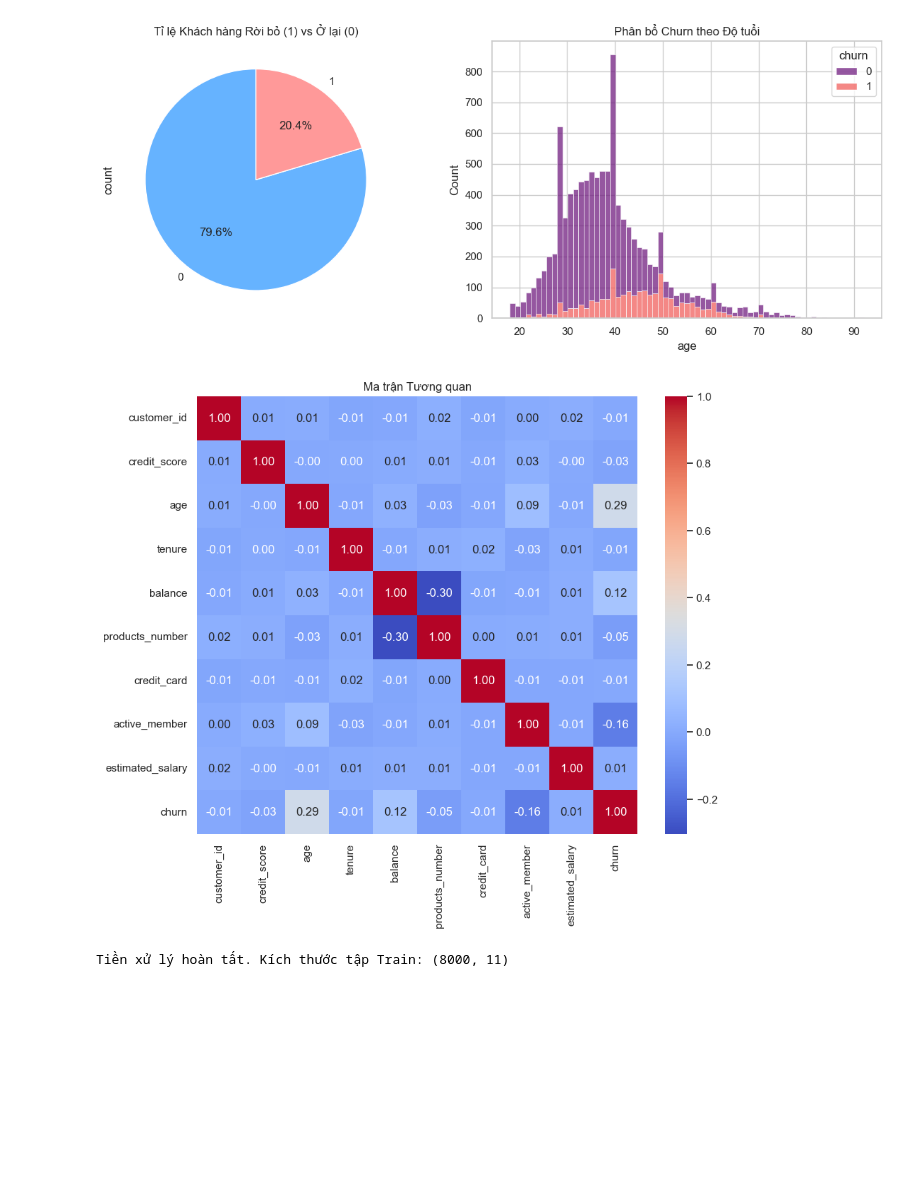
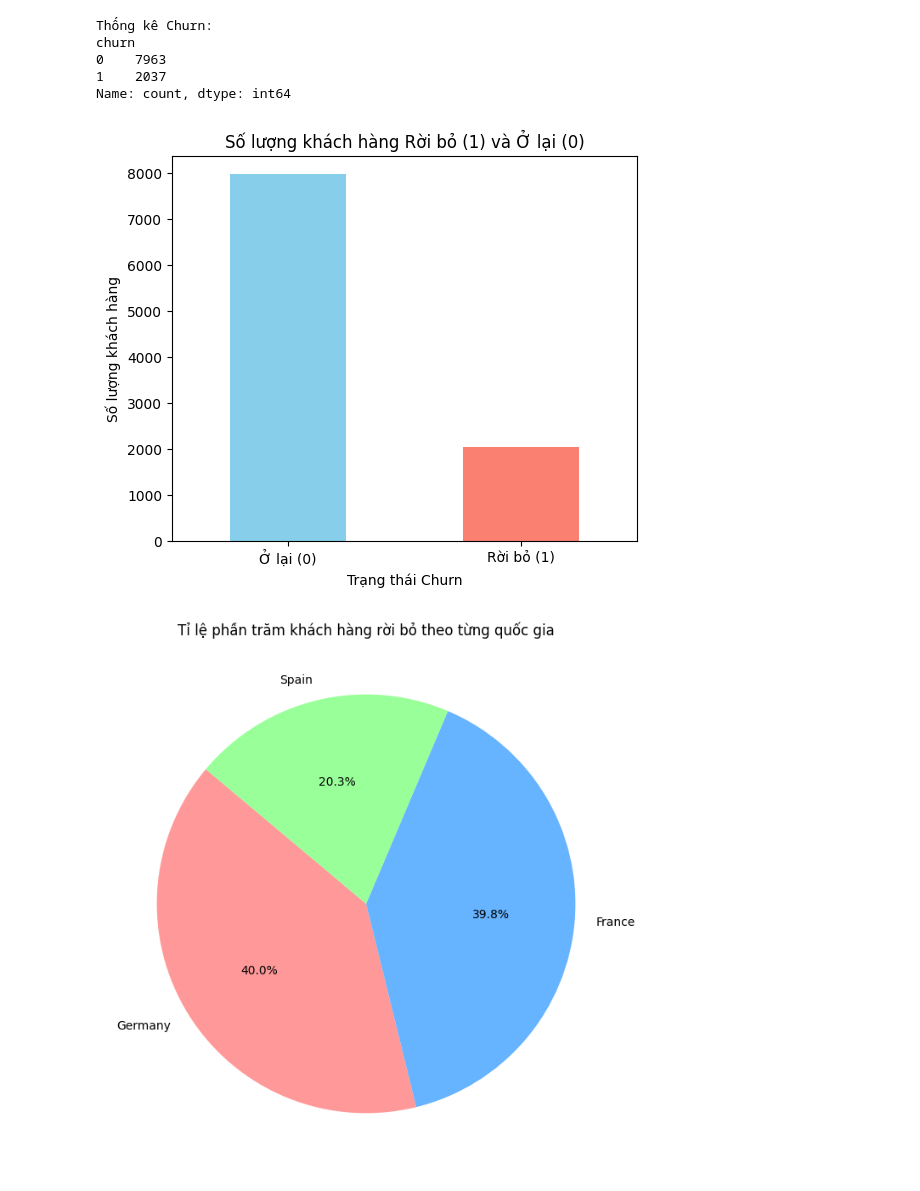
Before and after one commit to Tung36cz/Do_an_1, a Jupyter notebook: truc_quan_moi_lien_he_da_bien.ipynb, the cells around one changed output. Saved outputs shown, nothing was run; the diff lists cells and outputs as text; code cells hidden in the pictures; blank space fills up the shorter version.

```diff
--- a/truc_quan_moi_lien_he_da_bien.ipynb
+++ b/truc_quan_moi_lien_he_da_bien.ipynb
@@ -49,55 +24,32 @@ memory usage: 937.6+ KB
 # %%
-# Thiết lập giao diện biểu đồ
-sns.set(style="whitegrid")
-plt.figure(figsize=(12, 5))
+# 3. Thống kê số lượng khách hàng rời bỏ và không rời bỏ
+churn_counts = df['churn'].value_counts()
+print("Thống kê Churn:")
+print(churn_counts)
 
-# 1. Tỉ lệ Churn
-plt.subplot(1, 2, 1)
-df['churn'].value_counts().plot.pie(autopct='%1.1f%%', colors=['#66b3ff','#ff9999'], startangle=90)
-plt.title('Tỉ lệ Khách hàng Rời bỏ (1) vs Ở lại (0)')
-
-# 2. Churn theo Độ tuổi (Age thường là yếu tố quan trọng)
-plt.subplot(1, 2, 2)
-sns.histplot(data=df, x='age', hue='churn', multiple="stack", palette='magma')
-plt.title('Phân bổ Churn theo Độ tuổi')
-
-plt.tight_layout()
+# Vẽ biểu đồ cột
+plt.figure(figsize=(6, 5))
+churn_counts.plot(kind='bar', color=['skyblue', 'salmon'])
+plt.title('Số lượng khách hàng Rời bỏ (1) và Ở lại (0)')
+plt.xlabel('Trạng thái Churn')
+plt.ylabel('Số lượng khách hàng')
+plt.xticks(ticks=[0, 1], labels=['Ở lại (0)', 'Rời bỏ (1)'], rotation=0)
 plt.show()
-
-# Kiểm tra tương quan bằng Heatmap
-plt.figure(figsize=(10, 8))
-# Chỉ lấy các cột số để tính tương quan
-numeric_df = df.select_dtypes(include=[np.number])
-sns.heatmap(numeric_df.corr(), annot=True, fmt=".2f", cmap='coolwarm')
-plt.title('Ma trận Tương quan')
-plt.show()
 # %% [output]
+Thống kê Churn:
+churn
+0    7963
+1    2037
+Name: count, dtype: int64
-[figure, old version]
+[figure, new version]
-[figure, removed]
 # %%
-# Loại bỏ cột customer_id vì không mang giá trị dự báo
-df_model = df.drop('customer_id', axis=1)
+# 4. Tính số lượng khách hàng rời bỏ (churn == 1) theo từng quốc gia
+churned_by_country = df[df['churn'] == 1]['country'].value_counts()
 
-# Mã hóa các cột phân loại (Categorical)
-# Country (France, Germany, Spain) và Gender (Male, Female)
-le = LabelEncoder()
-df_model['gender'] = le.fit_transform(df_model['gender'])
-
-# Sử dụng One-Hot Encoding cho cột 'country' vì nó không có thứ bậc
-df_model = pd.get_dummies(df_model, columns=['country'], drop_first=True)
-
-# Chia features (X) và target (y)
-X = df_model.drop('churn', axis=1)
-y = df_model['churn']
-
-# Chia tập Train và Test (80% train, 20% test)
-X_train, X_test, y_train, y_test = train_test_split(X, y, test_size=0.2, random_state=42)
-
-# Chuẩn hóa dữ liệu (Scaling) để các thuật toán chạy ổn định hơn
-scaler = StandardScaler()
-X_train = scaler.fit_transform(X_train)
-X_test = scaler.transform(X_test)
-
-print("Tiền xử lý hoàn tất. Kích thước tập Train:", X_train.shape)
+# Vẽ biểu đồ tròn thể hiện tỉ lệ khách rời bỏ giữa các quốc gia
+plt.figure(figsize=(8, 8))
+plt.pie(churned_by_country, labels=churned_by_country.index, autopct='%1.1f%%', startangle=140, colors=['#ff9999','#66b3ff','#99ff99'])
+plt.title('Tỉ lệ phần trăm khách hàng rời bỏ theo từng quốc gia')
+plt.show()
 # %% [output]
-Tiền xử lý hoàn tất. Kích thước tập Train: (8000, 11)
+[figure, added]
```
Also changed, not shown: parts of 3 cells of this notebook.
